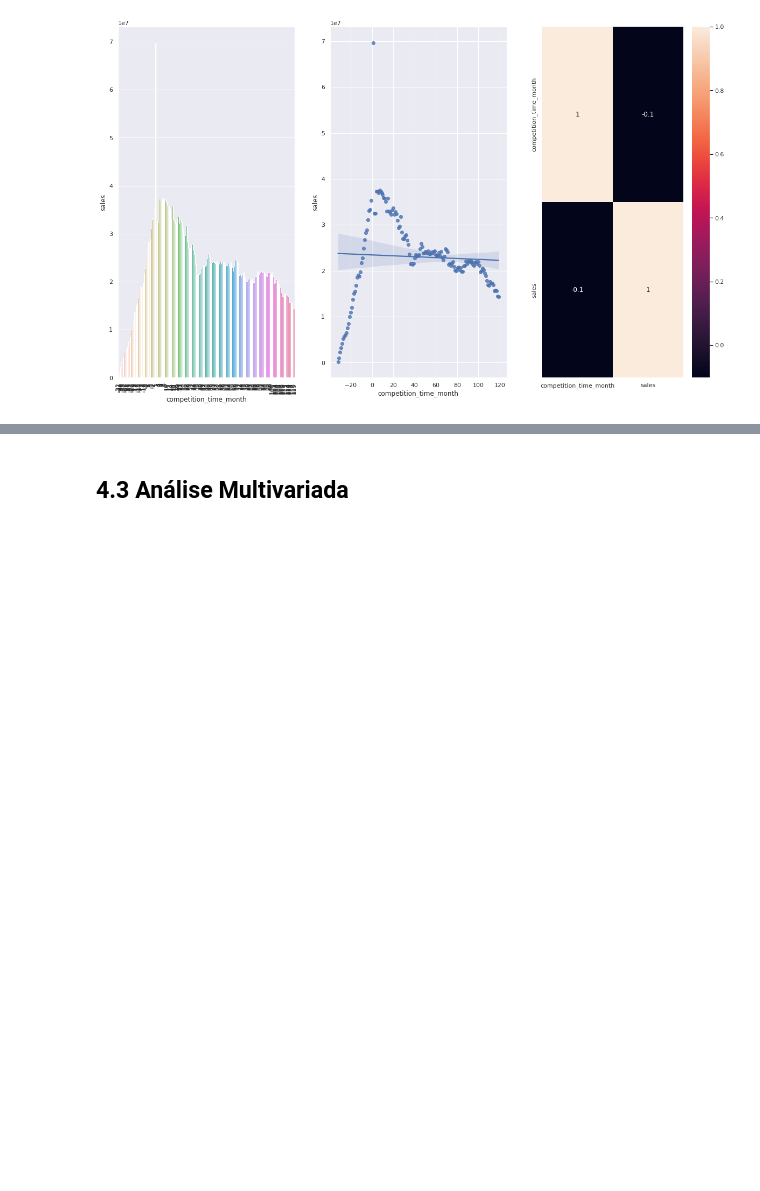
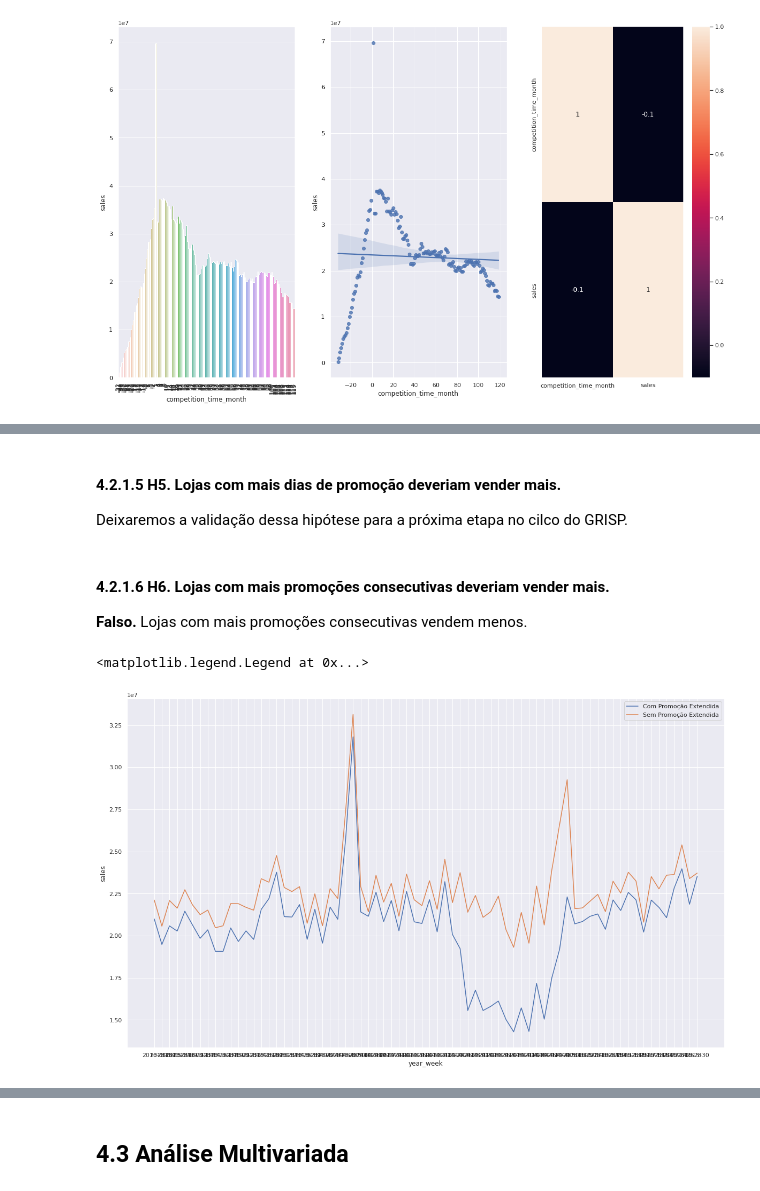
Before and after one commit to jonasbarletta/ds_em_producao, a Jupyter notebook: modulo4-exploratory-data-analysis.ipynb, the cells around one changed output, grey strips where cells are left out. Drawn from its saved outputs; the diff is of its cells as text; code cells hidden in the pictures; blank space fills up the shorter version.

```diff
--- a/modulo4-exploratory-data-analysis.ipynb
+++ b/modulo4-exploratory-data-analysis.ipynb
@@ -561,0 +596,20 @@ sns.heatmap(aux1.corr(method='pearson'), annot=True)
+# %% [markdown]
+#### 4.2.1.5 **H5.** Lojas com mais dias de promoção deveriam vender mais.
+Deixaremos a validação dessa hipótese para a próxima etapa no cilco do GRISP.
+# %% [markdown]
+#### 4.2.1.6 **H6.** Lojas com mais promoções consecutivas deveriam vender mais.
+**Falso.** Lojas com mais promoções consecutivas vendem menos.
+# %%
+# promo x promo2 x sales
+df4[['promo', 'promo2', 'sales']].groupby(['promo', 'promo2']).sum().reset_index()
+
+aux1 = df4[(df4['promo'] == 1) & (df4['promo2'] == 1)][['year_week', 'sales']].groupby('year_week').sum().reset_index()
+sns.lineplot(data=aux1, x='year_week', y='sales')
+
+aux2 = df4[(df4['promo'] == 1) & (df4['promo2'] == 0)][['year_week', 'sales']].groupby('year_week').sum().reset_index()
+sns.lineplot(data=aux2, x='year_week', y='sales')
+
+plt.legend(labels=['Com Promoção Extendida', 'Sem Promoção Extendida'])
+# %% [output]
+<matplotlib.legend.Legend at 0x...>
+[figure, added]
```
Also changed, not shown: parts of 16 cells of this notebook.
